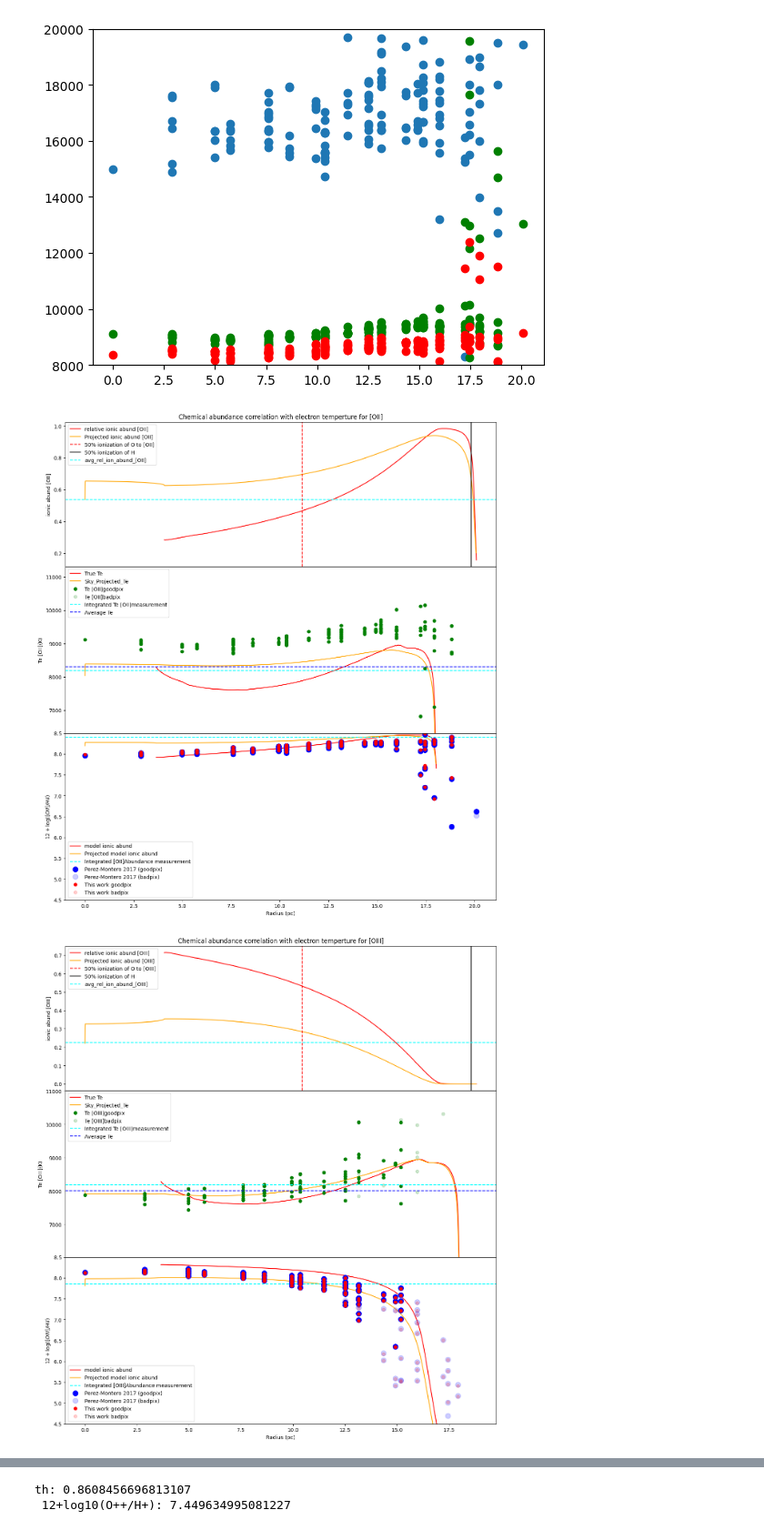
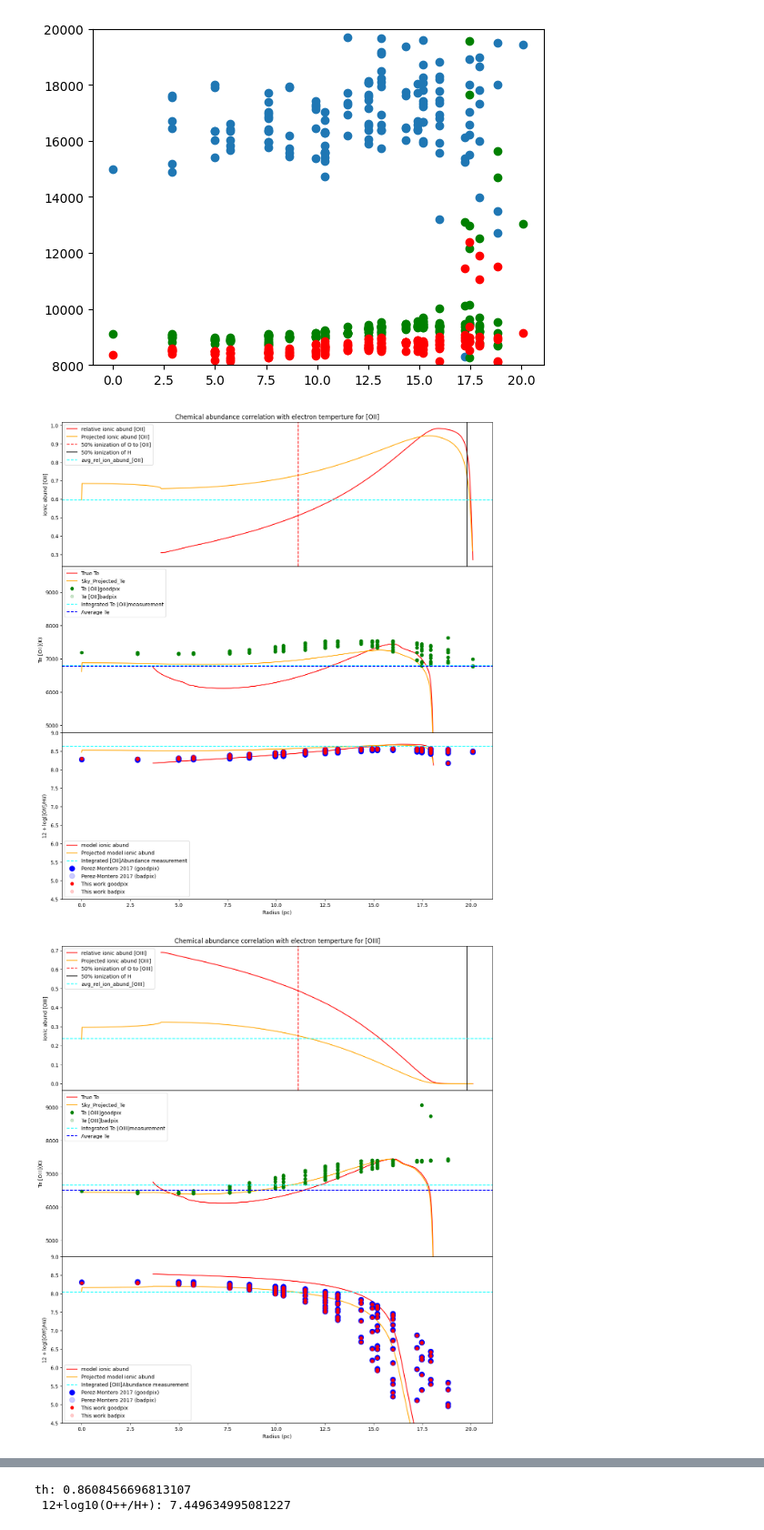
Before and after one commit to Amrita27singh/lvmnebular, a Jupyter notebook: Testing_lvmnebular.ipynb, the cells around one changed output, grey strips where cells are left out. Shown at 91% size. Saved outputs shown, nothing was run; the diff lists cells and outputs as text; code cells hidden in the pictures.

```diff
--- a/Testing_lvmnebular.ipynb
+++ b/Testing_lvmnebular.ipynb
@@ -11,7 +8,8 @@ import matplotlib.pyplot as plt
 import os
 # %%
 u=lvmnebular.simulation()
-u.loadsim('Bubble_v2_5e-14_z_0.6',900) #native simulation
+
+u.loadsim('Bubble_v2_1e-8',900)           #native simulation
 #u.loadsim('Bubble_v2_5e-14', 900, vorbin=True) #voronoi simulation
-#u.loadsim('Bubble_v2_5e-14', 900, snbin=True) #snbin simulation
+#u.loadsim('Bubble_v2_5e-14', 900, snbin=True)  #snbin simulation
 # %% [output]
@@ -21,7 +19,7 @@ Loading simfile: /home/amrita/LVM/lvmnebular/Bubble_v2_5e-14_z_0.6/outputs/Bubbl
 no.of bins: 169
 # %%
 #native simulation
-u.fitlines(sys_vel=20, lines0= np.array([9532, 9069, 7319, 7320, 7330, 7331, 6731, 6716, 6584, 6563, 6548, 6312, 5755, 5007, 4959, 4861, 4363, 4069, 4076, 3970, 3729, 3726]), radbin=False, vorbin=False, rbinmax=260, drbin=15, loadfile=False, plot=False) #native sim
+u.fitlines(sys_vel=20, lines0= np.array([9532, 9069, 7319, 7320, 7330, 7331, 6731, 6716, 6584, 6563, 6548, 6312, 5755, 5007, 4959, 4861, 4363, 4069, 4076, 3970, 3729, 3726]), radbin=False, vorbin=False, rbinmax=260, drbin=15, loadfile=True, plot=False) #native sim
 
 #u.fitlines(sys_vel=20, lines0= np.array([7319, 7320, 7330, 7331, 6731, 6716,  6312, 4069, 4076, 3729, 3726]), radbin=False, vorbin=False, rbinmax=260, drbin=15, loadfile=False, plot=True) #native sim
 
@@ -112,14 +117,20 @@ plt.ylim(8000, 20000)
 
 #Radius:0, 'Te':1, 'ne':2, 'H+':3, 'O0':4, 'O+':5, 'O++':6, 'N0':7, 'N+':8, 'N++':9, 'S0':10, 'S+':11, 'S++:12
 
-#rad1 = ([OIII]:10, [OII]:10, [NII]:13.5, [SIII]:17.2, [SII]: 17.2) -------- z=1
+#rad2 =18 mostly 0r 17.8
+
 #rad1 = ([OIII]:11.2, [OII]:11.2, [NII]:13.8, [SIII]:17.6, [SII]: 17.6) -------- z=0.5
+#rad1 = ([OIII]:9.78, [OII]:9.78, [NII]:13.36, [SIII]:17.35, [SII]: 17.35) -------- z=1
+#rad1 = ([OIII]:11.92, [OII]:11.92, [NII]:14.15, [SIII]:17.5, [SII]: 17.5) -------- z=0.2
+#rad1 = ([OIII]:11.17, [OII]:11.17, [NII]:13.83, [SIII]:17.5, [SII]: 17.5) -------- z=0.4
+#rad1 = ([OIII]:10.75, [OII]:10.75, [NII]:13.65, [SIII]:17.41, [SII]: 17.41) -------- z=0.6
+#rad1 = ([OIII]:10.26, [OII]:10.26, [NII]:13.44, [SIII]:17.33, [SII]: 17.33) -------- z=0.8
 
 #log_ion_sun = -3.31 ----[O]
 #log_ion_sun = -4.17 ----[N]
 #log_ion_sun = -4.88 ----[S]
 
-z1 = 0.6
+z1 = 1
 
 #[OII]
 line = 3726
@@ -130,32 +141,32 @@ u.chem_abund_emperical(line)
 u.Te_Abund_plot(u.linefitdict['TeO2'], u.vals[5], u.int_TO2, u.int_OpH, u.OpH, u.Abund_O2,  testline = np.array(line), z = z1, log_ion_sun = -3.31, rad1 = 10, rad2 = 17.8, label = '[OII]', outfilename = 'O2_Te_chem_abund_vs_R_present.png')
 
 #[OIII]
 line = 4363
 u.Integrated_meas()
 u.chem_abund(line)
 u.chem_abund_emperical(line)
 u.Te_Abund_plot(u.linefitdict['TeO3'], u.vals[6], u.int_TO3, u.int_OppH, u.OppH, u.Abund_O3,  testline = np.array(line), z = z1, log_ion_sun = -3.31, rad1 = 10, rad2 = 17.8, label = '[OIII]', outfilename = 'O3_Te_chem_abund_vs_R_present.png')
 
 #[SII]
 line = 6716
 u.Integrated_meas()
 u.chem_abund(line)
 u.chem_abund_emperical(line)
 u.Te_Abund_plot(u.linefitdict['TeS2'], u.vals[11], u.int_TS2, u.int_SpH, u.SpH, u.Abund_S2,  testline = np.array(line), z = z1, log_ion_sun = -4.88, rad1 = 17.2, rad2 = 17.8, label = '[SII]', outfilename = 'S2_Te_chem_abund_vs_R_present.png')
 
 #[SIII]
 line = 6312
 u.Integrated_meas()
 u.chem_abund(line)
 u.chem_abund_emperical(line)
 u.Te_Abund_plot(u.linefitdict['TeS3'], u.vals[12], u.int_TS3, u.int_SppH, u.SppH, u.Abund_S3,  testline = np.array(line), z = z1, log_ion_sun = -4.88, rad1 = 17.2, rad2 = 17.8, label = '[SIII]', outfilename = 'S3_Te_chem_abund_vs_R_present.png')
 
 #[NII]
 line = 5755
 u.Integrated_meas()
 u.chem_abund(line)
 u.chem_abund_emperical(line)
 u.Te_Abund_plot(u.linefitdict['TeN2'], u.vals[8], u.int_TN2, u.int_NpH, u.NpH, u.Abund_N2,  testline = np.array(line), z = z1, log_ion_sun = -4.17, rad1 = 13.5, rad2 = 17.8, label = '[NII]', outfilename = 'N2_Te_chem_abund_vs_R_present.png')
 # %% [output]
-[figure, old version]
+[figure, new version]
-[figure, old version]
+[figure, new version]
```
Also changed, not shown: parts of 8 cells of this notebook, 5 other files.
